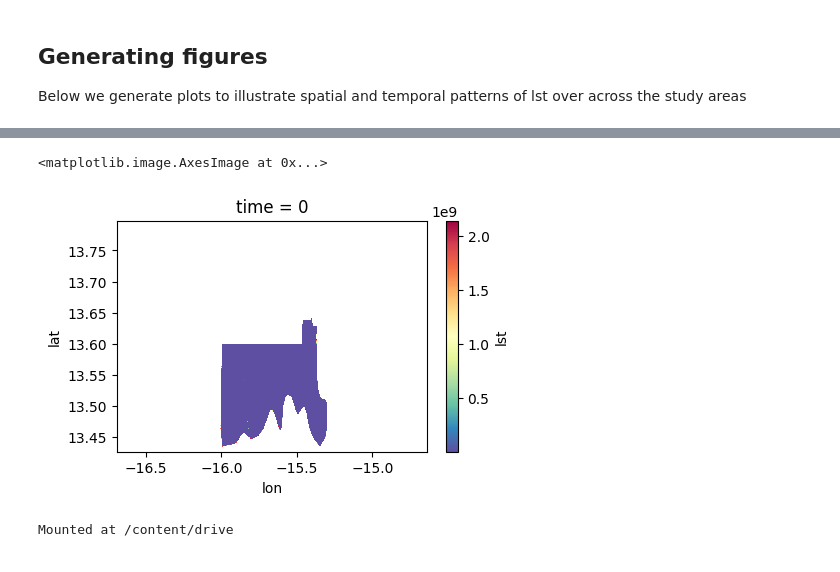
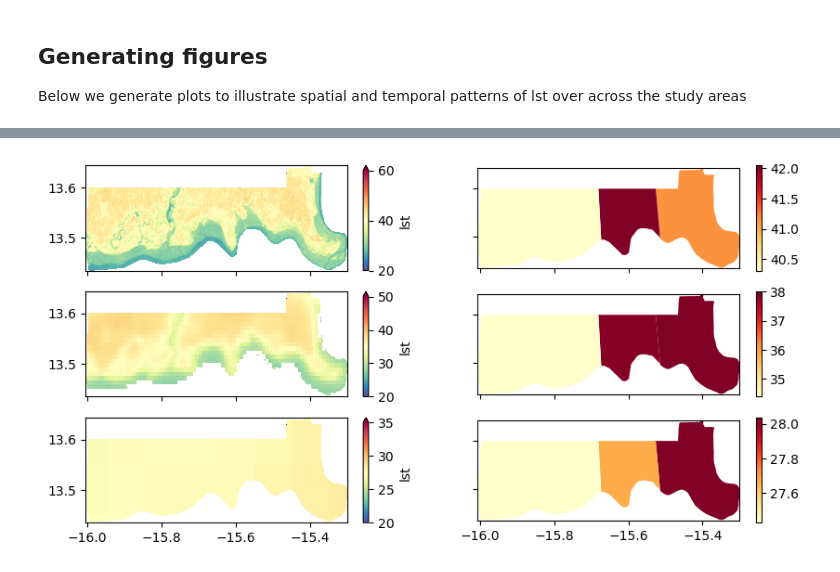
Before and after one commit to MSU-PALs/precisehealthgeo, a Jupyter notebook: Monthly Exposures by neighborhood.ipynb, the cells around one changed output, grey strips where cells are left out. Cells and saved outputs as stored; diff of their text form; code cells hidden in the pictures.

Commit message:
Added new analysis functions and voronoi shapefile for Gambia

```diff
--- a/Monthly Exposures by neighborhood.ipynb
+++ b/Monthly Exposures by neighborhood.ipynb
@@ -43,11 +49,12 @@ def generateImageCollection(exposure, country, dataset, facilities=False):
 
     # load the shapefile to geodataframe
     if facilities:
-        gdf=gpd.read_file('/content/precisehealthgeo/shapefiles/precise_villages.gpkg', layer='{}_health_facilities'.format(country))
+        # prefix /content/precisehealthgeo to path when running in Colab
+        gdf=gpd.read_file('./shapefiles/precise_villages.gpkg', layer='{}_health_facilities'.format(country))
     else:
-        gdf=gpd.read_file('/content/precisehealthgeo/shapefiles/precise_villages.gpkg', layer=country)
+        gdf=gpd.read_file('./shapefiles/precise_villages.gpkg', layer=country)
     # convert gdf to ee feature collection
-    roi=(ee.FeatureCollection(json.loads(gdf.to_json()))\
+    roi=(ee.FeatureCollection(geemap.gdf_to_ee(gdf))\
          .set('country', country))
 
     # generate image collection for the study period and apply functions
@@ -264,3 +359,11 @@ lst.to_csv(r'/content/precisehealthgeo/exposures/gambia_f.csv')
+# %%
+import time
+# need to delay API requests to GEE
+landsat_raster=export_maps('gambia', 'landsat')
+time.sleep(45)
+modis_raster=export_maps('gambia', 'modis')
+time.sleep(45)
+era5_raster=export_maps('gambia', 'era5')
 # %% [markdown]
 ## Generating figures
 Below we generate plots to illustrate spatial and temporal patterns of lst over across the study areas
@@ -290,7 +369,0 @@ gdf=(geemap.ee_to_gdf(roi)\
-# %%
-fig=plt.figure(figsize=(5, 3))
-ax=plt.axes(projection=ccrs.PlateCarree())
-lst_raster['lst'].isel(time=0).plot.imshow(ax=ax, cmap='Spectral_r', **spatial_dims)
-# %% [output]
-<matplotlib.image.AxesImage at 0x...>
-[figure, removed]
@@ -301,5 +369,0 @@ lst_raster['lst'].isel(time=0).rio.to_raster(r'/content/precisehealthgeo/shapefi
-# %%
-from google.colab import drive
-drive.mount('/content/drive')
-# %% [output]
-Mounted at /content/drive
@@ -307,0 +370,18 @@ Mounted at /content/drive
+# %%
+# figure 1: mean surface temperature gridded vs voronoi 2018 to 2022
+fig, axs=plt.subplots(3, 2, sharex=True, sharey=True, figsize=(10, 5))
+# gridded maps
+landsat_raster.plot.imshow(ax=axs[0, 0], vmin=20, vmax=60, cmap='Spectral_r', **spatial_dims)
+modis_raster.plot.imshow(ax=axs[1, 0], vmin=20, vmax=50, cmap='Spectral_r', **spatial_dims)
+era5_raster.plot.imshow(ax=axs[2, 0], vmin=20, vmax=35, cmap='Spectral_r', **spatial_dims)
+# voronoi maps
+join.plot(ax=axs[0, 1], column='landsat', cmap='YlOrRd', legend=True, aspect=1.3)
+join.plot(ax=axs[1, 1], column='modis', cmap='YlOrRd', legend=True, aspect=1.3)
+join.plot(ax=axs[2, 1], column='era5', cmap='YlOrRd', legend=True, aspect=1.3)
+
+for ax in axs.flatten():
+    ax.set_xlabel('')
+    ax.set_ylabel('')
+    ax.set_title('')
+# %% [output]
+[figure, added]
```
Also changed, not shown: parts of 22 cells of this notebook, 1 other file.
